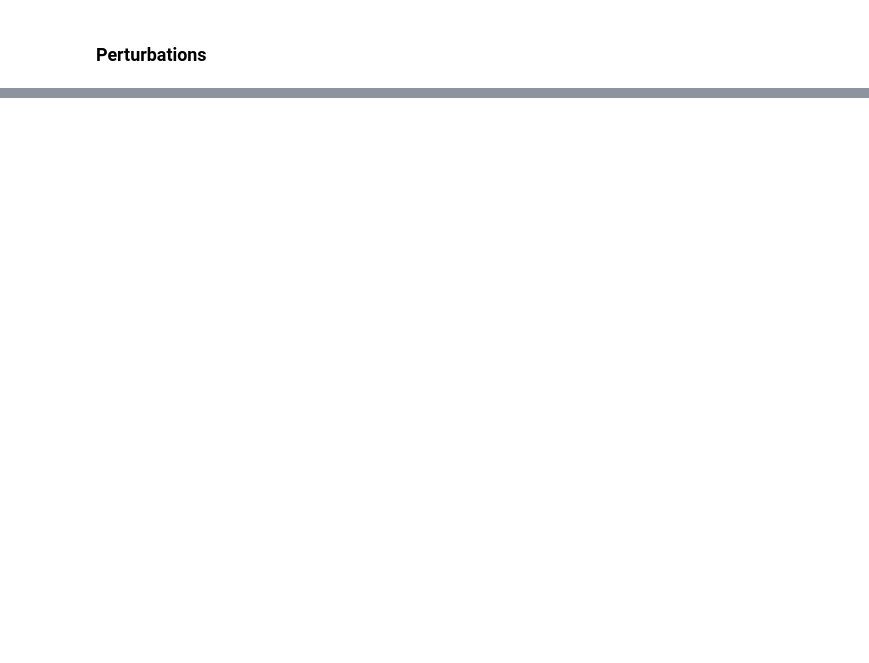
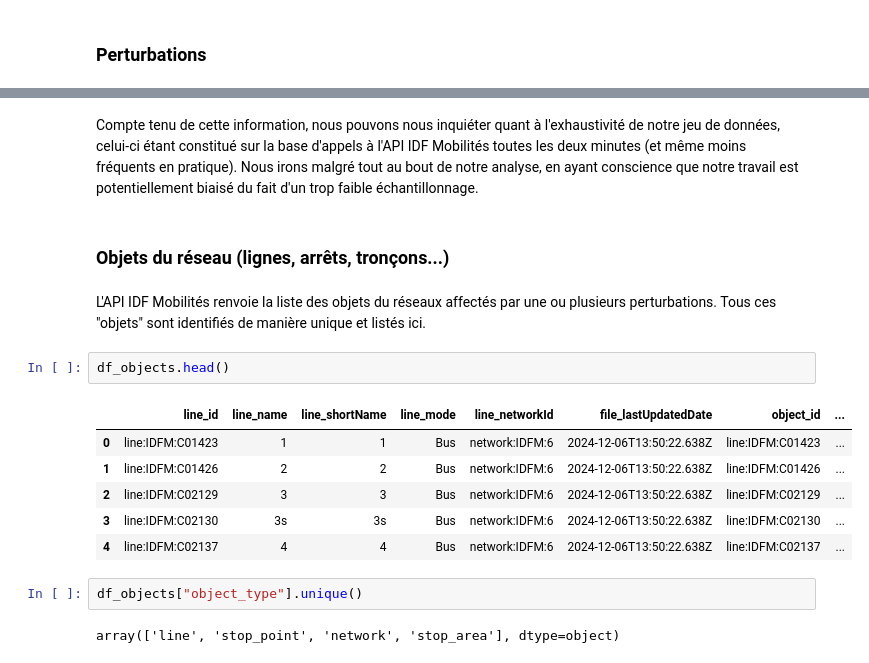
Before and after one commit to L-a-r-t/projet-python-datascience-2A, a Jupyter notebook: src/analysis.ipynb, the cells around one changed output, grey strips where cells are left out. Drawn from its saved outputs; the diff is of its cells as text; blank space fills up the shorter version.

```diff
--- a/src/analysis.ipynb
+++ b/src/analysis.ipynb
@@ -88,0 +318,19 @@ df_disruptions.head()
+# %% [markdown]
+Compte tenu de cette information, nous pouvons nous inquiéter quant à l'exhaustivité de notre jeu de données, celui-ci étant constitué sur la base d'appels à l'API IDF Mobilités toutes les deux minutes (et même moins fréquents en pratique). Nous irons malgré tout au bout de notre analyse, en ayant conscience que notre travail est potentiellement biaisé du fait d'un trop faible échantillonnage.
+# %% [markdown]
+### Objets du réseau (lignes, arrêts, tronçons...)
+# %% [markdown]
+L'API IDF Mobilités renvoie la liste des objets du réseaux affectés par une ou plusieurs perturbations. Tous ces "objets" sont identifiés de manière unique et listés ici.
+# %%
+df_objects.head()
+# %% [output]
+|  | line_id | line_name | line_shortName | line_mode | line_networkId | file_lastUpdatedDate | object_id | ... |
+| 0 | line:IDFM:C01423 | 1 | 1 | Bus | network:IDFM:6 | 2024-12-06T13:50:22.638Z | line:IDFM:C01423 | ... |
+| 1 | line:IDFM:C01426 | 2 | 2 | Bus | network:IDFM:6 | 2024-12-06T13:50:22.638Z | line:IDFM:C01426 | ... |
+| 2 | line:IDFM:C02129 | 3 | 3 | Bus | network:IDFM:6 | 2024-12-06T13:50:22.638Z | line:IDFM:C02129 | ... |
+| 3 | line:IDFM:C02130 | 3s | 3s | Bus | network:IDFM:6 | 2024-12-06T13:50:22.638Z | line:IDFM:C02130 | ... |
+| 4 | line:IDFM:C02137 | 4 | 4 | Bus | network:IDFM:6 | 2024-12-06T13:50:22.638Z | line:IDFM:C02137 | ... |
+# %%
+df_objects["object_type"].unique()
+# %% [output]
+array(['line', 'stop_point', 'network', 'stop_area'], dtype=object)
```
Also changed, not shown: parts of 34 cells of this notebook.
